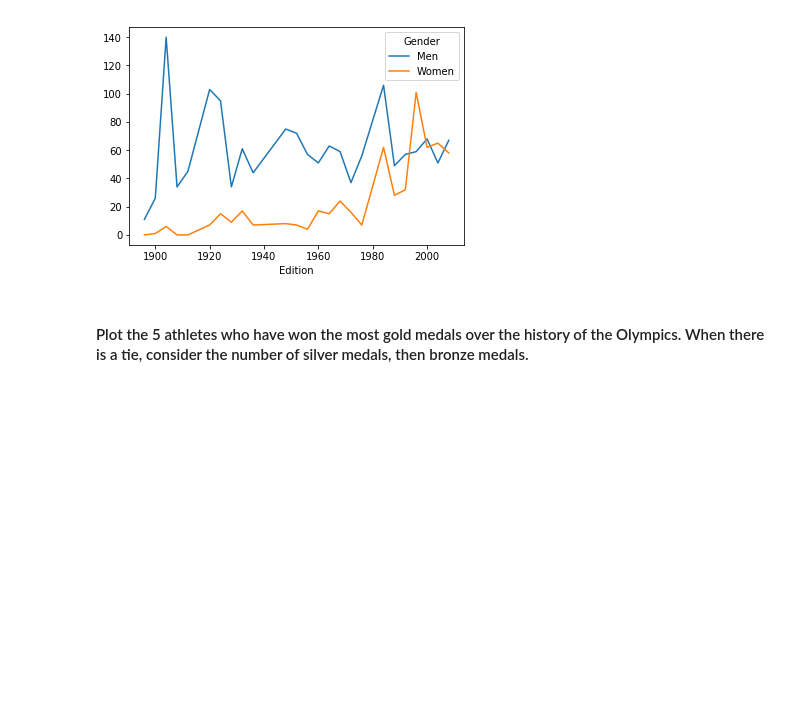
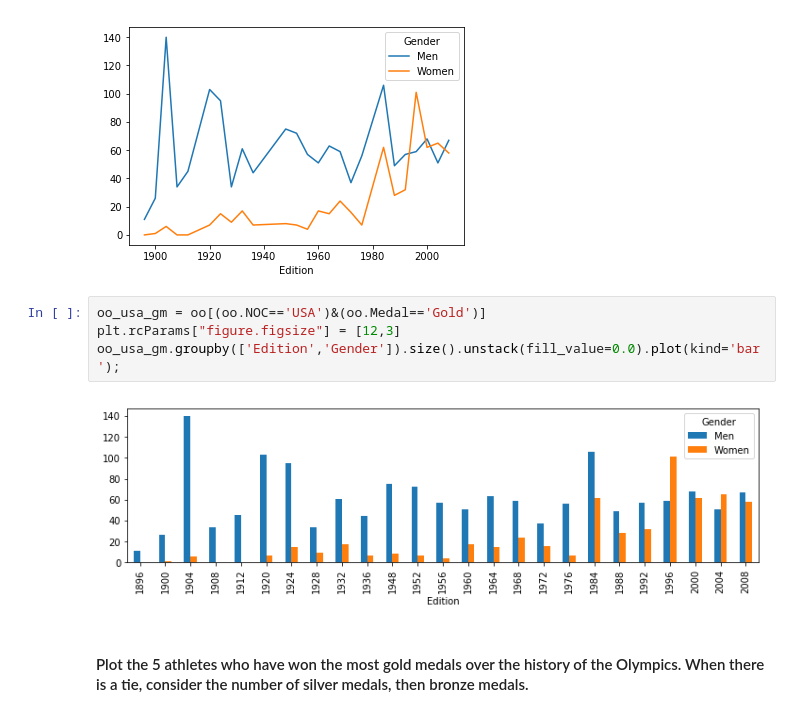
Before and after one commit to surya-durgaputra/PythonBasics, a Jupyter notebook: Pandas/PandasFocused/07-Reshaping.ipynb, the cells around one changed output. Drawn from its saved outputs; the diff is of its cells as text; blank space fills up the shorter version.

```diff
--- a/Pandas/PandasFocused/07-Reshaping.ipynb
+++ b/Pandas/PandasFocused/07-Reshaping.ipynb
@@ -194,6 +200,12 @@ us_athletes.groupby(['Edition','Gender']).size().unstack('Gender',fill_value=0).
 # %% [output]
 <matplotlib.axes._subplots.AxesSubplot at 0x...>
 [figure]
+# %%
+oo_usa_gm = oo[(oo.NOC=='USA')&(oo.Medal=='Gold')]
+plt.rcParams["figure.figsize"] = [12,3]
+oo_usa_gm.groupby(['Edition','Gender']).size().unstack(fill_value=0.0).plot(kind='bar');
+# %% [output]
+[figure, added]
 # %% [markdown]
 #### Plot the 5 athletes who have won the most gold medals over the history of the Olympics. When there is a tie, consider the number of silver medals, then bronze medals.
 # %%
```
Also changed, not shown: parts of 2 cells of this notebook, 1 other file.
